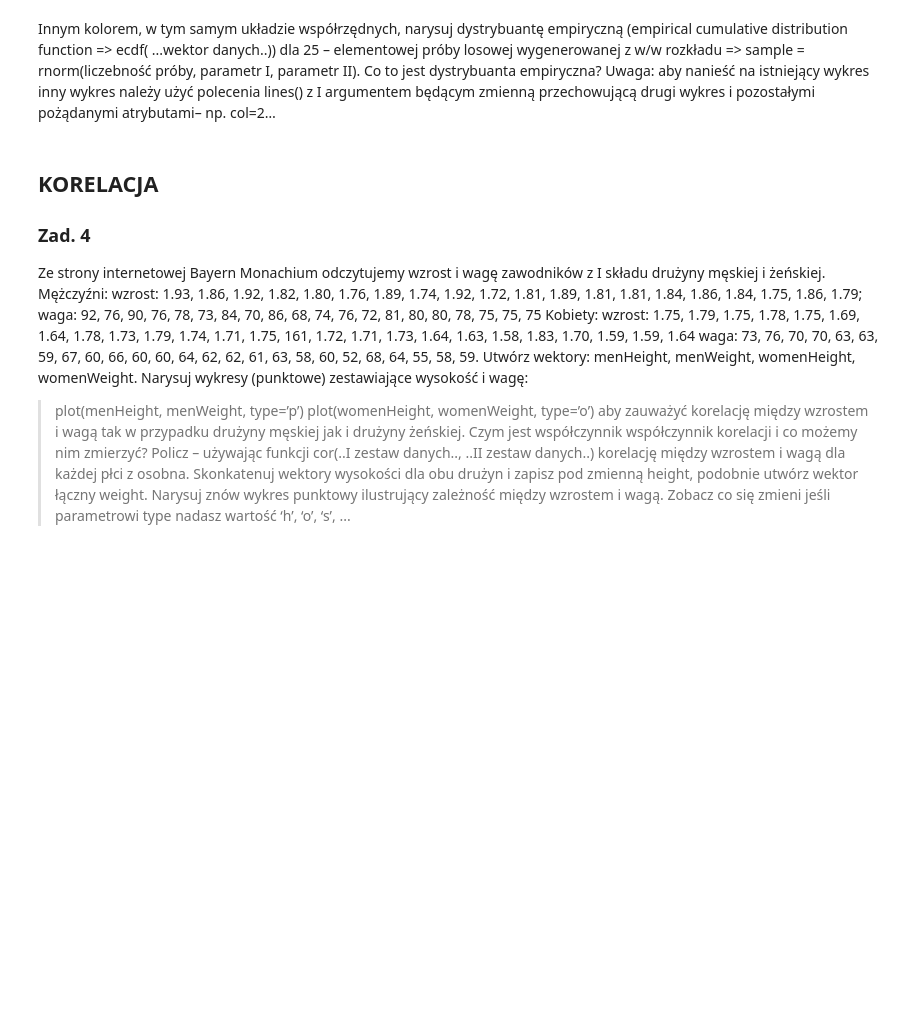
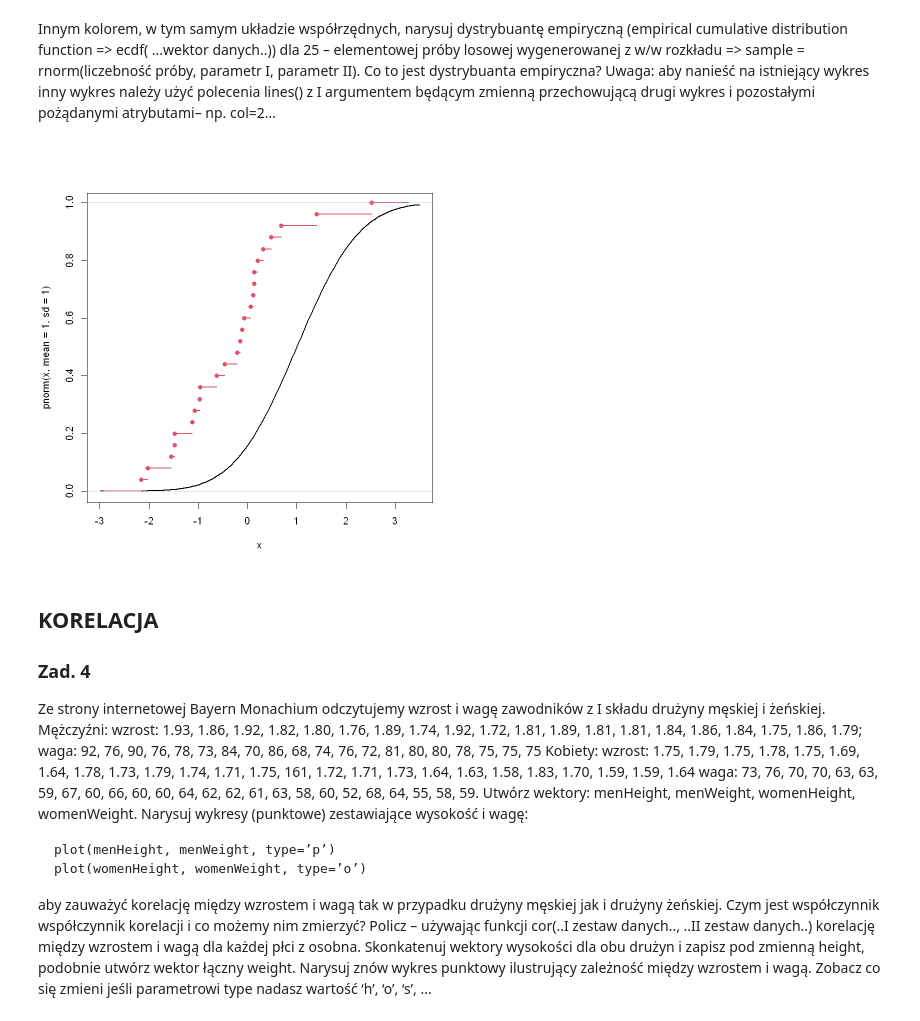
Before and after one commit to 30james00/pollub_R, a Jupyter notebook: Lab5.ipynb, the cells around one changed output. Saved outputs shown, nothing was run; the diff lists cells and outputs as text; code cells hidden in the pictures; blank space fills up the shorter version.

````diff
--- a/Lab5.ipynb
+++ b/Lab5.ipynb
@@ -344,6 +327,12 @@ parametr II).
 Co to jest dystrybuanta empiryczna?
 Uwaga: aby nanieść na istniejący wykres inny wykres należy użyć polecenia lines() z I argumentem
 będącym zmienną przechowującą drugi wykres i pozostałymi pożądanymi atrybutami– np. col=2…
+# %%
+curve(pnorm(x, mean = 1, sd = 1), lty = 1, lwd = 2, xlim = c(-3, 3.5))
+x <- ecdf(rnorm(25))
+lines(x, col = 2, lty = 1, lwd = 2)
+# %% [output]
+[figure, added]
 # %% [markdown]
 ## KORELACJA
 ### Zad. 4
@@ -361,8 +350,10 @@ wzrost:
 waga: 73, 76, 70, 70, 63, 63, 59, 67, 60, 66, 60, 60, 64, 62, 62, 61, 63, 58, 60, 52, 68, 64, 55, 58, 59.
 Utwórz wektory: menHeight, menWeight, womenHeight, womenWeight.
 Narysuj wykresy (punktowe) zestawiające wysokość i wagę:
-> plot(menHeight, menWeight, type=’p’)
-> plot(womenHeight, womenWeight, type=’o’)
+```
+plot(menHeight, menWeight, type=’p’)
+plot(womenHeight, womenWeight, type=’o’)
+```
 aby zauważyć korelację między wzrostem i wagą tak w przypadku drużyny męskiej jak i drużyny
 żeńskiej. Czym jest współczynnik współczynnik korelacji i co możemy nim zmierzyć?
 Policz – używając funkcji cor(..I zestaw danych.., ..II zestaw danych..) korelację między wzrostem i
````
Also changed, not shown: parts of 7 cells of this notebook.
